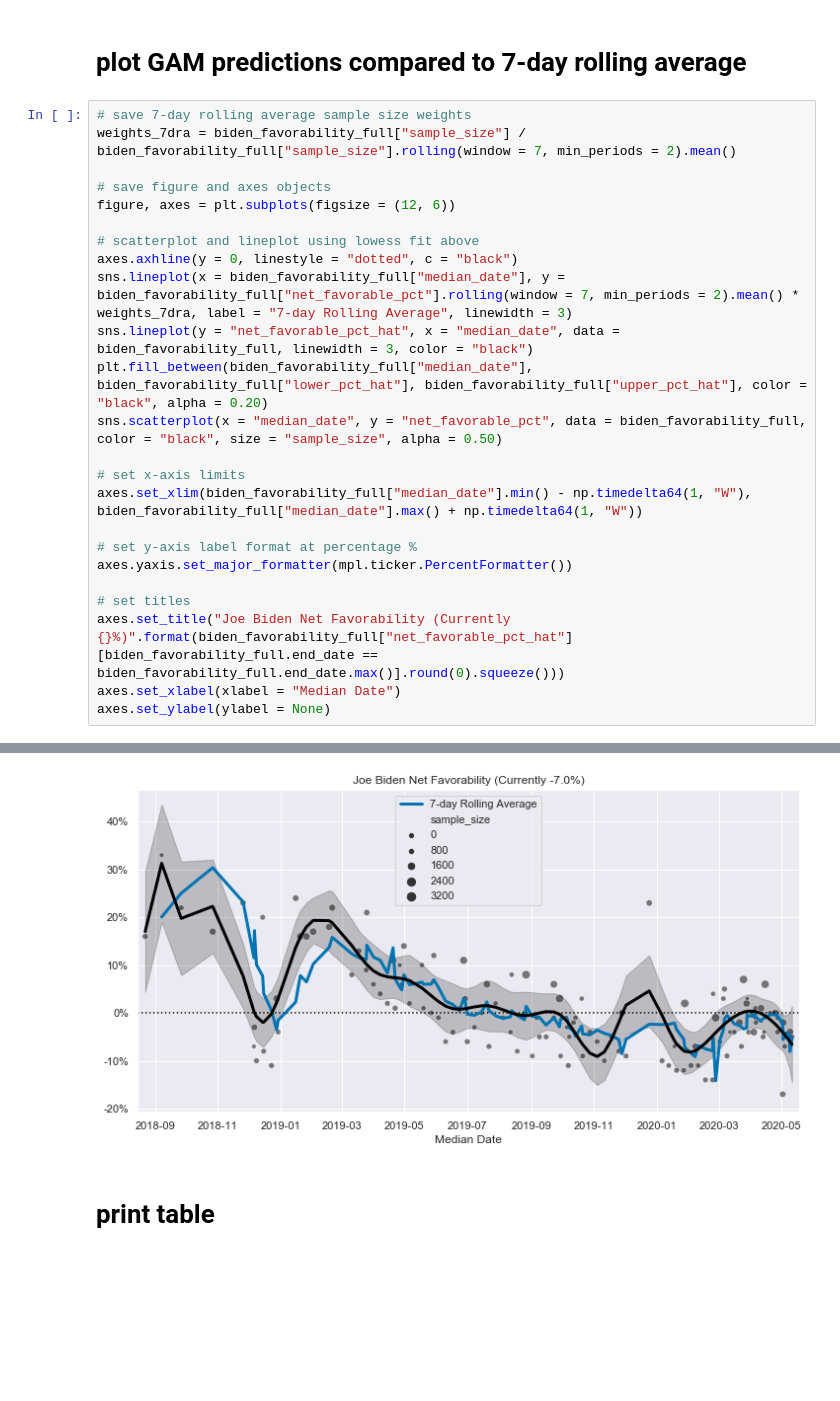
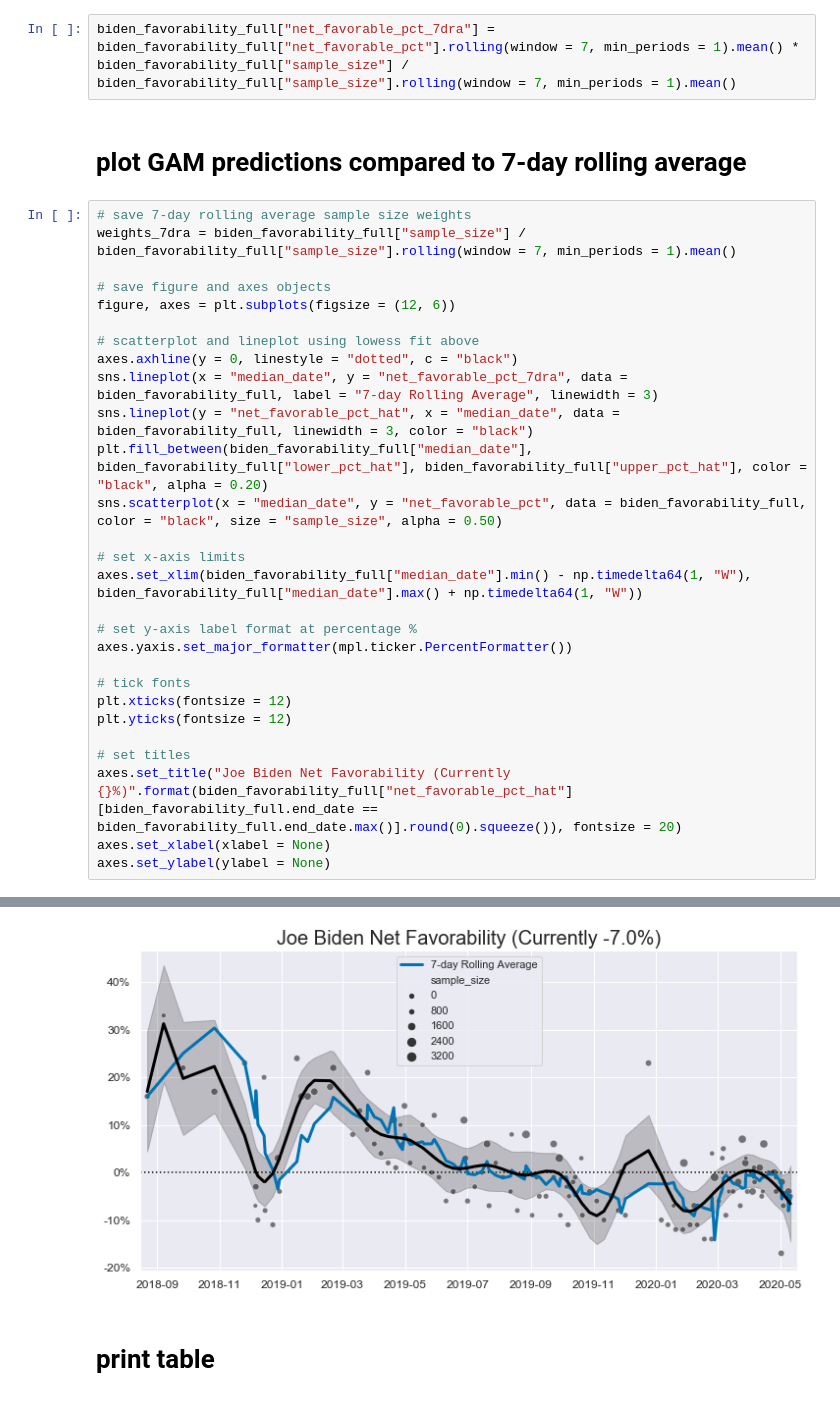
Before and after one commit to nmmichalak/nmmichalak.github.io, a Jupyter notebook: joe_biden_rcp_favorability.ipynb, the cells around one changed output, grey strips where cells are left out. Saved outputs shown, nothing was run; the diff lists cells and outputs as text; blank space fills up the shorter version.

Commit message:
updated biden favor via upload

```diff
--- a/joe_biden_rcp_favorability.ipynb
+++ b/joe_biden_rcp_favorability.ipynb
@@ -99,32 +101,38 @@ biden_favorability_full = (biden_favorability_full.join(pd.DataFrame(
+# %%
+biden_favorability_full["net_favorable_pct_7dra"] = biden_favorability_full["net_favorable_pct"].rolling(window = 7, min_periods = 1).mean() * biden_favorability_full["sample_size"] / biden_favorability_full["sample_size"].rolling(window = 7, min_periods = 1).mean()
 # %% [markdown]
 # plot GAM predictions compared to 7-day rolling average
 # %%
 # save 7-day rolling average sample size weights
-weights_7dra = biden_favorability_full["sample_size"] / biden_favorability_full["sample_size"].rolling(window = 7, min_periods = 2).mean()
+weights_7dra = biden_favorability_full["sample_size"] / biden_favorability_full["sample_size"].rolling(window = 7, min_periods = 1).mean()
 
 # save figure and axes objects
 figure, axes = plt.subplots(figsize = (12, 6))
 
 # scatterplot and lineplot using lowess fit above
 axes.axhline(y = 0, linestyle = "dotted", c = "black")
-sns.lineplot(x = biden_favorability_full["median_date"], y = biden_favorability_full["net_favorable_pct"].rolling(window = 7, min_periods = 2).mean() * weights_7dra, label = "7-day Rolling Average", linewidth = 3)
+sns.lineplot(x = "median_date", y = "net_favorable_pct_7dra", data = biden_favorability_full, label = "7-day Rolling Average", linewidth = 3)
 sns.lineplot(y = "net_favorable_pct_hat", x = "median_date", data = biden_favorability_full, linewidth = 3, color = "black")
 plt.fill_between(biden_favorability_full["median_date"], biden_favorability_full["lower_pct_hat"], biden_favorability_full["upper_pct_hat"], color = "black", alpha = 0.20)
 sns.scatterplot(x = "median_date", y = "net_favorable_pct", data = biden_favorability_full, color = "black", size = "sample_size", alpha = 0.50)
 
 # set x-axis limits
 axes.set_xlim(biden_favorability_full["median_date"].min() - np.timedelta64(1, "W"), biden_favorability_full["median_date"].max() + np.timedelta64(1, "W"))
 
 # set y-axis label format at percentage %
 axes.yaxis.set_major_formatter(mpl.ticker.PercentFormatter())
 
+# tick fonts
+plt.xticks(fontsize = 12)
+plt.yticks(fontsize = 12)
+
 # set titles
-axes.set_title("Joe Biden Net Favorability (Currently {}%)".format(biden_favorability_full["net_favorable_pct_hat"][biden_favorability_full.end_date == biden_favorability_full.end_date.max()].round(0).squeeze()))
-axes.set_xlabel(xlabel = "Median Date")
+axes.set_title("Joe Biden Net Favorability (Currently {}%)".format(biden_favorability_full["net_favorable_pct_hat"][biden_favorability_full.end_date == biden_favorability_full.end_date.max()].round(0).squeeze()), fontsize = 20)
+axes.set_xlabel(xlabel = None)
 axes.set_ylabel(ylabel = None)
 # %% [output]
 Text(0, 0.5, '')
-[figure, old version]
+[figure, new version]
 # %% [markdown]
 # print table
 # %%
```
Also changed, not shown: parts of 2 cells of this notebook.
